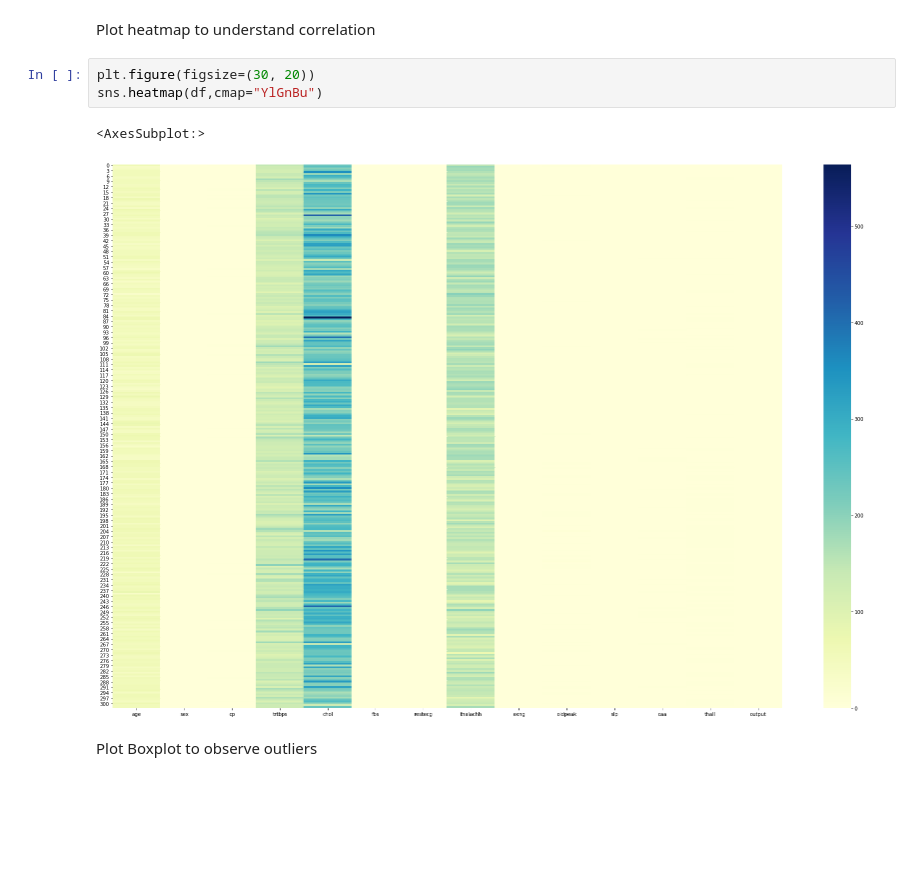
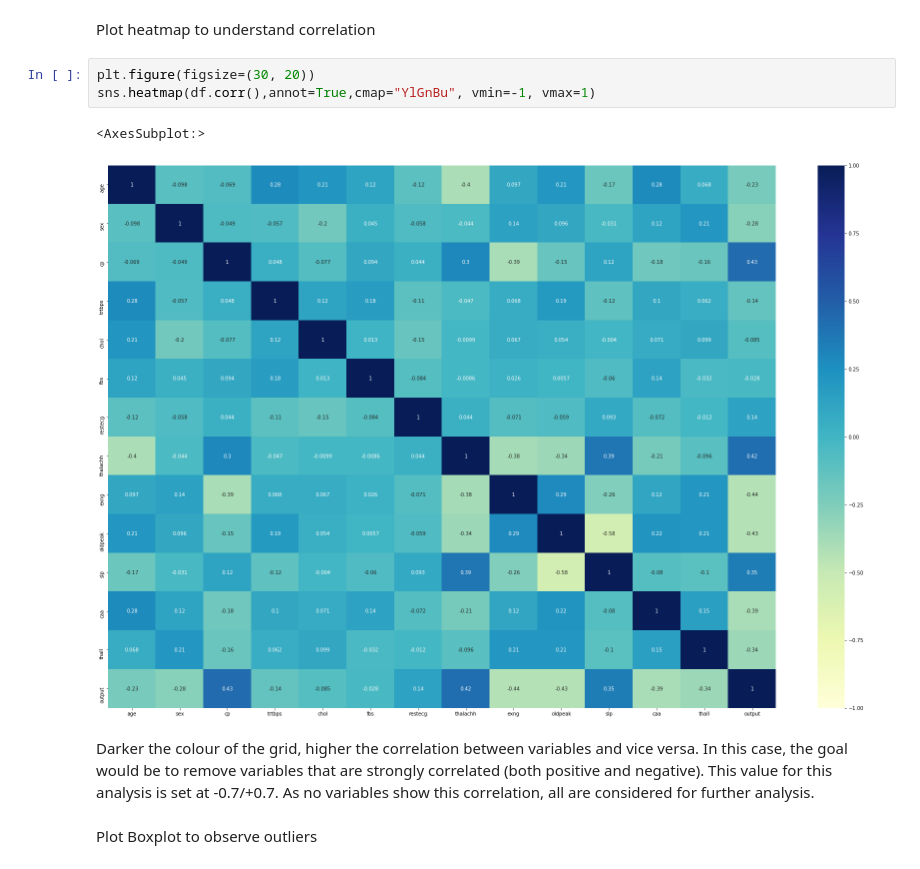
Before and after one commit to reprabhala/heartattack, a Jupyter notebook: EDA.ipynb, the cells around one changed output. Cells and saved outputs as stored; diff of their text form; blank space fills up the shorter version.

```diff
--- a/EDA.ipynb
+++ b/EDA.ipynb
@@ -103,10 +107,13 @@ array([1, 0])
 Plot heatmap to understand correlation
 # %%
 plt.figure(figsize=(30, 20))
-sns.heatmap(df,cmap="YlGnBu")
+sns.heatmap(df.corr(),annot=True,cmap="YlGnBu", vmin=-1, vmax=1)
 # %% [output]
 <AxesSubplot:>
-[figure, old version]
+[figure, new version]
+# %% [markdown]
+Darker the colour of the grid, higher the correlation between variables and vice versa.
+In this case, the goal would be to remove variables that are strongly correlated (both positive and negative). This value for this analysis is set at -0.7/+0.7. As no variables show this correlation, all are considered for further analysis.
 # %% [markdown]
 Plot Boxplot to observe outliers
 # %%
```
Also changed, not shown: parts of 10 cells of this notebook.
